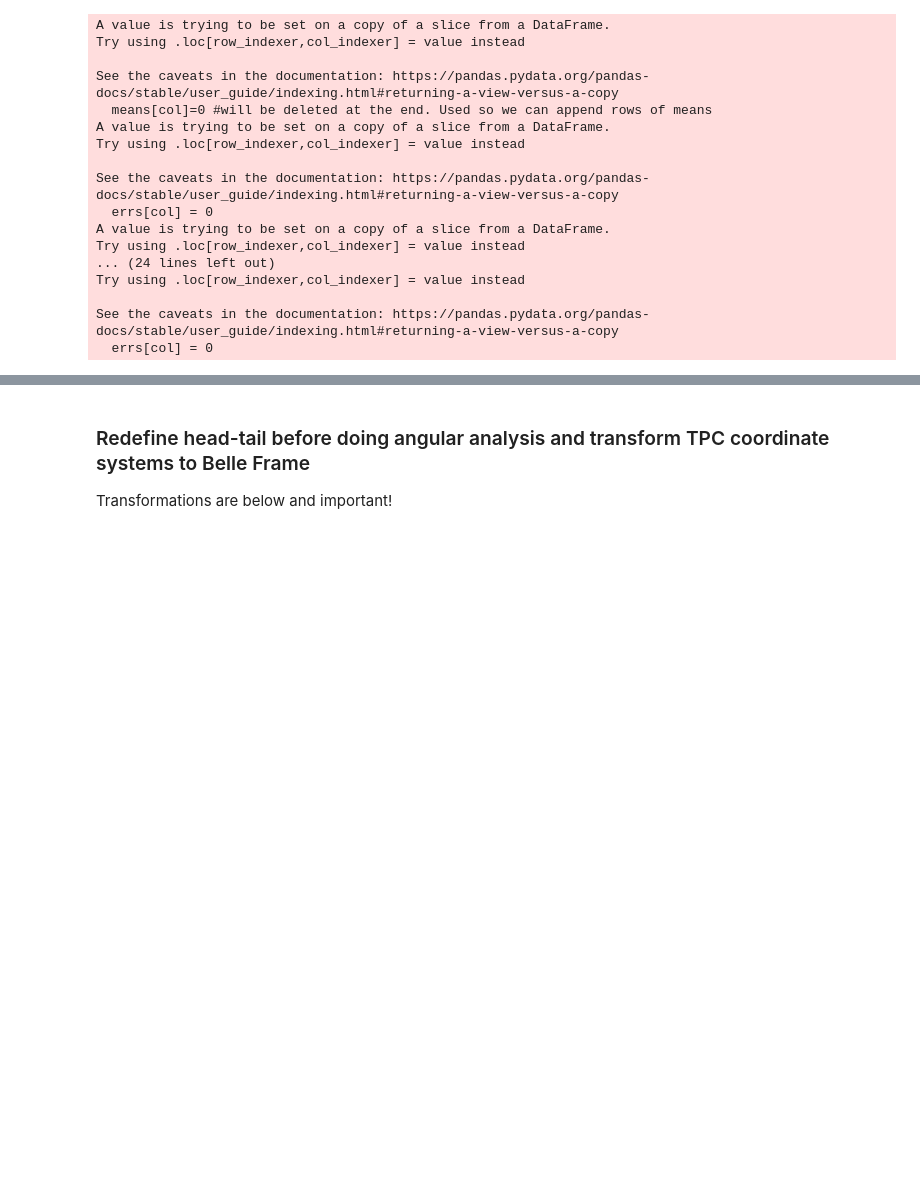
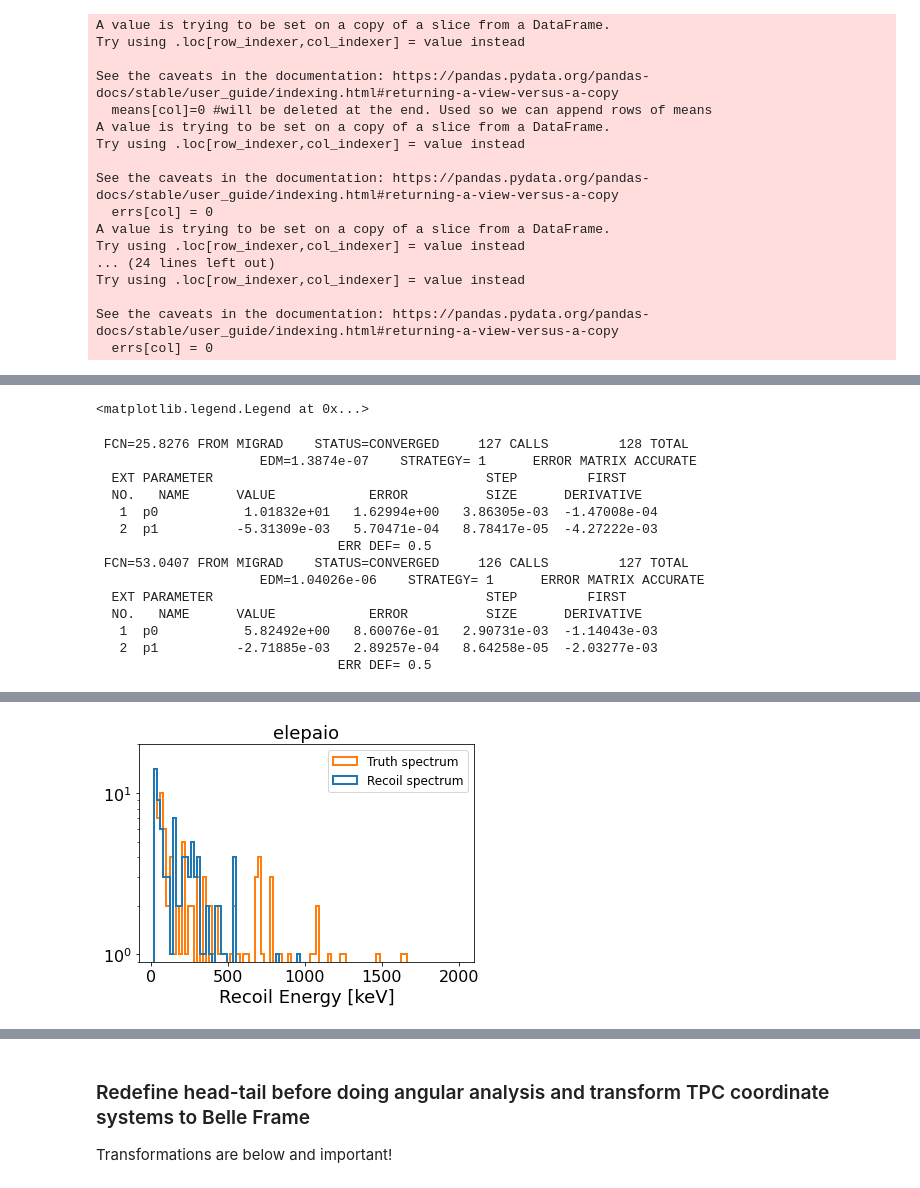
Before and after one commit to jschuel/jeff_workspace, a Jupyter notebook: analysis/phase3/Spectra_and_angular_plots.ipynb, the cells around one changed output, grey strips where cells are left out. Cells and saved outputs as stored; diff of their text form; code cells hidden in the pictures; blank space fills up the shorter version.

```diff
--- a/analysis/phase3/Spectra_and_angular_plots.ipynb
+++ b/analysis/phase3/Spectra_and_angular_plots.ipynb
@@ -199,0 +235,35 @@ plot_spectra("FWD")
+# %%
+for tpc in MC.keys():
+    tmp = pd.DataFrame()
+    tmp = tmp.append(MC[tpc])
+tmp.index = [i for i in range(0,len(tmp))]
+MC_full = tmp
+x_plt = np.linspace(0,2000,2001)
+plt.hist(MC_full['truth_energy'], bins = 100, histtype = 'step', range = (20,2000), label = 'Truth spectrum', linewidth = 2, color ='tab:orange')
+plt.hist(MC_full['reco_energy'], bins = 100, histtype = 'step', range = (20,2000), label = 'Recoil spectrum', linewidth = 2, color = 'tab:blue')
+#plt.hist(MC_full['ionization_energy'], bins = 100, histtype = 'step', range = (20,2000), label = 'Ionization spectrum', linewidth = 2, color = 'tab:green')
+params_data, errs_data = get_fit_function(MC_full, 'reco_energy')
+params_MC, errs_MC = get_fit_function(MC_full, 'truth_energy')
+#plt.fill_between(x_plt, (params_MC[0]-errs_MC[0])*np.exp((params_MC[1]-errs_MC[1])*x_plt), (params_MC[0]+errs_MC[0])*np.exp((params_MC[1]+errs_MC[1])*x_plt), color = 'tab:orange', label = r'MC truth: $\lambda$ = %s $\pm$ %s'%(float('%.3g' % params_MC[1]), float('%.2g' % errs_MC[1])), alpha = 0.3)
+#plt.fill_between(x_plt, (params_data[0]-errs_data[0])*np.exp((params_data[1]-errs_data[1])*x_plt), (params_data[0]+errs_data[0])*np.exp((params_data[1]+errs_data[1])*x_plt), color = 'tab:blue', label = r'MC reco: $\lambda$ = %s $\pm$ %s'%(float('%.3g' % params_data[1]), float('%.2g' % errs_data[1])), alpha = 0.3)
+plt.title(tpc)
+plt.yscale("Log")
+plt.xlabel('Recoil Energy [keV]')
+plt.ylim(0.9,20)
+plt.legend()
+# %% [output]
+<matplotlib.legend.Legend at 0x...>
+ FCN=25.8276 FROM MIGRAD    STATUS=CONVERGED     127 CALLS         128 TOTAL
+                     EDM=1.3874e-07    STRATEGY= 1      ERROR MATRIX ACCURATE
+  EXT PARAMETER                                   STEP         FIRST
+  NO.   NAME      VALUE            ERROR          SIZE      DERIVATIVE
+   1  p0           1.01832e+01   1.62994e+00   3.86305e-03  -1.47008e-04
+   2  p1          -5.31309e-03   5.70471e-04   8.78417e-05  -4.27222e-03
+                               ERR DEF= 0.5
+ FCN=53.0407 FROM MIGRAD    STATUS=CONVERGED     126 CALLS         127 TOTAL
+                     EDM=1.04026e-06    STRATEGY= 1      ERROR MATRIX ACCURATE
+  EXT PARAMETER                                   STEP         FIRST
+  NO.   NAME      VALUE            ERROR          SIZE      DERIVATIVE
+   1  p0           5.82492e+00   8.60076e-01   2.90731e-03  -1.14043e-03
+   2  p1          -2.71885e-03   2.89257e-04   8.64258e-05  -2.03277e-03
+                               ERR DEF= 0.5
@@ -199,0 +274 @@ plot_spectra("FWD")
+[figure, added]
```
Also changed, not shown: parts of 24 cells of this notebook, 11 other files.
